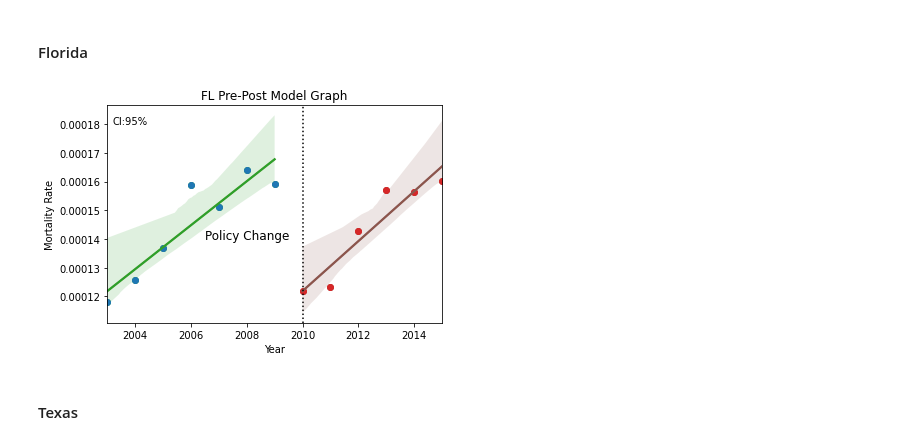
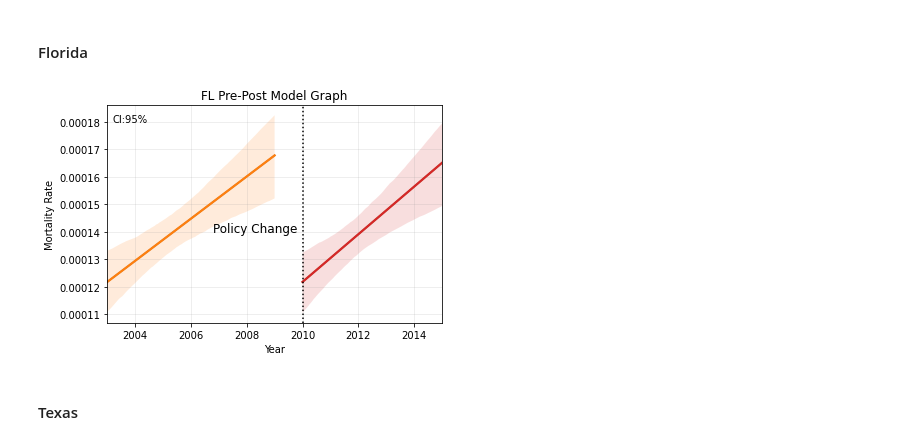
Before and after one commit to yangxiaohan57/impact-of-opioids-policy, a Jupyter notebook: 30_results/pre_post_mortality_rate_plots.ipynb, the cells around one changed output. Drawn from its saved outputs; the diff is of its cells as text; code cells hidden in the pictures.

```diff
--- a/30_results/pre_post_mortality_rate_plots.ipynb
+++ b/30_results/pre_post_mortality_rate_plots.ipynb
@@ -9,28 +9,22 @@ import statsmodels.api as sm
 # load mortality rate data
 
 fl_pre_policy_mortality = pd.read_csv(
-    "./fl_pre_policy_mortality.csv",
-    sep=",",
+    "./fl_pre_policy_mortality.csv", sep=",", index_col=0
 )
 fl_post_policy_mortality = pd.read_csv(
-    "./fl_post_policy_mortality.csv",
-    sep=",",
+    "./fl_post_policy_mortality.csv", sep=",", index_col=0
 )
 tx_pre_policy_mortality = pd.read_csv(
-    "./tx_pre_policy_mortality.csv",
-    sep=",",
+    "./tx_pre_policy_mortality.csv", sep=",", index_col=0
 )
 tx_post_policy_mortality = pd.read_csv(
-    "./tx_post_policy_mortality.csv",
-    sep=",",
+    "./tx_post_policy_mortality.csv", sep=",", index_col=0
 )
 wa_pre_policy_mortality = pd.read_csv(
-    "./wa_pre_policy_mortality.csv",
-    sep=",",
+    "./wa_pre_policy_mortality.csv", sep=",", index_col=0
 )
 wa_post_policy_mortality = pd.read_csv(
-    "./wa_post_policy_mortality.csv",
-    sep=",",
+    "./wa_post_policy_mortality.csv", sep=",", index_col=0
 )
 # %%
 # concatenate pre and post mortality rate data
@@ -108,36 +60,37 @@ wa_mortality_avg
 # %%
 # seperate to pre and post policy periods for FL
 
-x_pre = np.array(fl_mortality_avg[fl_mortality_avg["Year"] < 2010]["Year"])
-y_pre = np.array(fl_mortality_avg[fl_mortality_avg["Year"] < 2010]["Mortality Rate"])
+x_pre = np.array(fl_mortality[fl_mortality["Year"] < 2010]["Year"])
+y_pre = np.array(fl_mortality[fl_mortality["Year"] < 2010]["Mortality Rate"])
 
-x_post = np.array(fl_mortality_avg[fl_mortality_avg["Year"] >= 2010]["Year"])
-y_post = np.array(fl_mortality_avg[fl_mortality_avg["Year"] >= 2010]["Mortality Rate"])
+x_post = np.array(fl_mortality[fl_mortality["Year"] >= 2010]["Year"])
+y_post = np.array(fl_mortality[fl_mortality["Year"] >= 2010]["Mortality Rate"])
 # %%
 # plot the figure
 import warnings
 
 warnings.filterwarnings("ignore")
 
-fig, ax = plt.subplots()
+# fig, ax = plt.subplots()
 
-ax.plot(x_pre, y_pre, "o")
+# ax.plot(x_pre, y_pre, "o")
 m, b = np.polyfit(x_pre, y_pre, 1)
 plt.plot(x_pre, m * x_pre + b)
-ax = sns.regplot(x_pre, y_pre, ci=95)
+ax = sns.regplot(x_pre, y_pre, ci=95, scatter=False)
 
-ax.plot(x_post, y_post, "o")
+# ax.plot(x_post, y_post, "o")
 m, b = np.polyfit(x_post, y_post, 1)
 plt.plot(x_post, m * x_post + b)
-ax = sns.regplot(x_post, y_post, ci=95)
+ax = sns.regplot(x_post, y_post, ci=95, scatter=False)
 
 plt.xlabel("Year")
 plt.ylabel("Mortality Rate")
 plt.title("FL Pre-Post Model Graph")
 plt.axvline(x=2010, color="black", ls=":")
-plt.text(2006.5, 0.00014, "Policy Change", fontsize=12)
+plt.text(2006.8, 0.00014, "Policy Change", fontsize=12)
 plt.text(2003.2, 0.00018, "CI:95%", fontsize=10)
+plt.grid(b=True, which="major", color="#999999", linestyle="-", alpha=0.2)
 
 plt.show()
 # %% [output]
-[figure, old version]
+[figure, new version]
```
Also changed, not shown: parts of 15 cells of this notebook.
